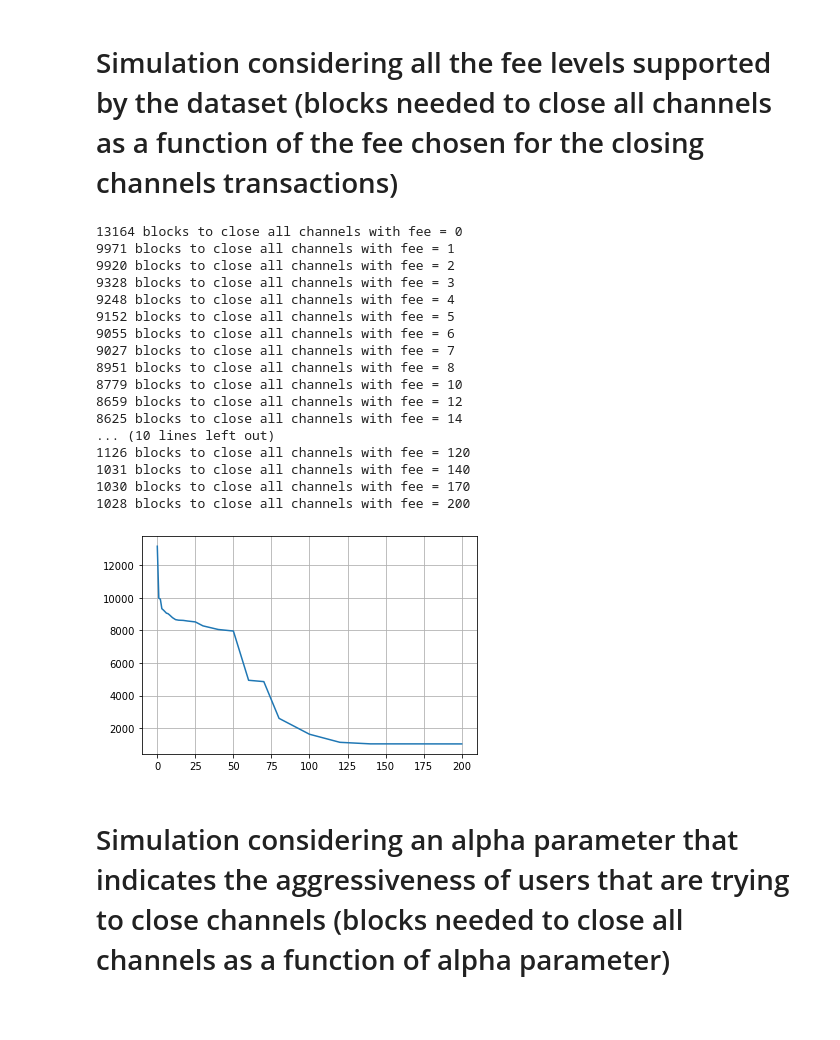
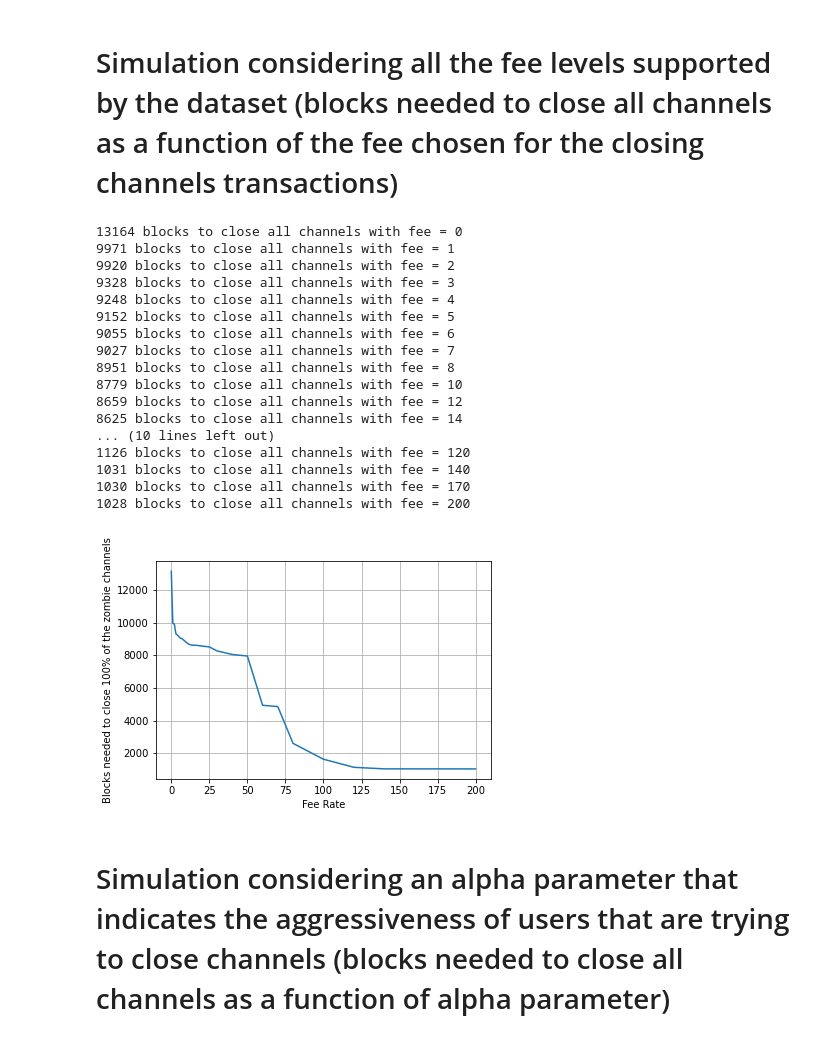
Before and after one commit to CosimoSguanci/Mass-Exit-Attacks-on-LN, a Jupyter notebook: ZombieAttackSimulation.ipynb, the cells around one changed output. Drawn from its saved outputs; the diff is of its cells as text; code cells hidden in the pictures; blank space fills up the shorter version.

```diff
--- a/ZombieAttackSimulation.ipynb
+++ b/ZombieAttackSimulation.ipynb
@@ -152,6 +152,8 @@ def simulate(mempool_data, blocks_data, first_block_height_of_simulation, fee_in
                 fig, ax = plt.subplots()
                 ax.grid(True)
                 plt.plot(plot_blocks, plot_remaining_zombie_channels)
+                plt.xlabel('Blocks')
+                plt.ylabel(f'Number of zombie channels')
                 plt.show()
 
             return blocksCounter
@@ -266,34 +268,36 @@ needed_blocks = [] # number of blocks needed to close all the zombie channels
 i = 0
 
 while(i < len(fee_ranges)):
     blocks_to_close_all_channels = LN_CLOSING_CHANNEL_DELAY + simulate(mempool_data, blocks_data, 497928, i, INITIAL_NUM_ZOMBIE_CHANNELS)
 
     print(blocks_to_close_all_channels, "blocks to close all channels with fee =", fee_ranges[i])
 
     needed_blocks.append(blocks_to_close_all_channels)
     i += 1
 
 plt.plot(fee_ranges, needed_blocks)
+plt.xlabel('Fee Rate')
+plt.ylabel(f'Blocks needed to close 100% of the zombie channels')
 plt.show()
 # %% [output]
 13164 blocks to close all channels with fee = 0
 9971 blocks to close all channels with fee = 1
 9920 blocks to close all channels with fee = 2
 9328 blocks to close all channels with fee = 3
 9248 blocks to close all channels with fee = 4
 9152 blocks to close all channels with fee = 5
 9055 blocks to close all channels with fee = 6
 9027 blocks to close all channels with fee = 7
 8951 blocks to close all channels with fee = 8
 8779 blocks to close all channels with fee = 10
 8659 blocks to close all channels with fee = 12
 8625 blocks to close all channels with fee = 14
 ... (10 lines left out)
 1126 blocks to close all channels with fee = 120
 1031 blocks to close all channels with fee = 140
 1030 blocks to close all channels with fee = 170
 1028 blocks to close all channels with fee = 200
-[figure, old version]
+[figure, new version]
 # %% [markdown]
 # Simulation considering an alpha parameter that indicates the aggressiveness of users that are trying to close channels (blocks needed to close all channels as a function of alpha parameter)
 # %%
```
Also changed, not shown: parts of 5 cells of this notebook.
